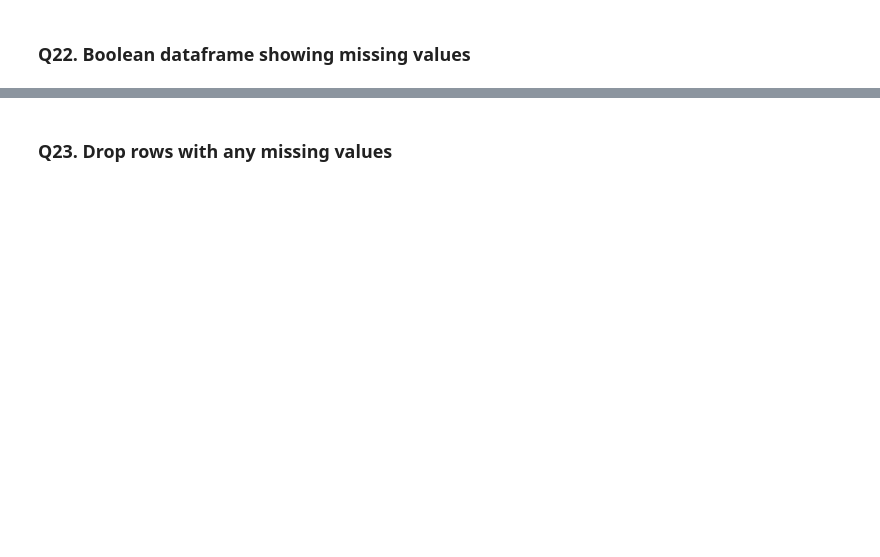
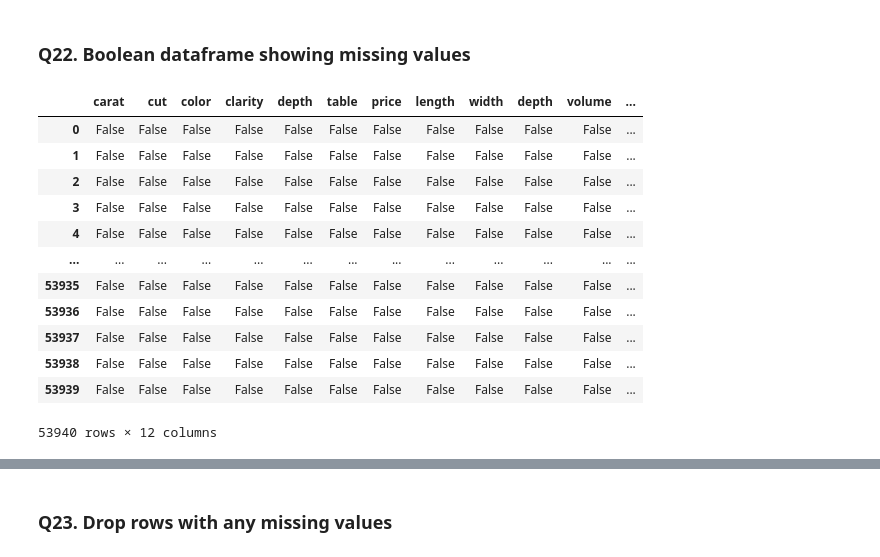
Before and after one commit to Shrikantlala24/Pandas, a Jupyter notebook: Diamonds_Pandas_Practice.ipynb, the cells around one changed output, grey strips where cells are left out. Cells and saved outputs as stored; diff of their text form; code cells hidden in the pictures; blank space fills up the shorter version.

```diff
--- a/Diamonds_Pandas_Practice.ipynb
+++ b/Diamonds_Pandas_Practice.ipynb
@@ -307,4 +426,18 @@ diamonds.head()
 # %% [markdown]
 ### Q22. Boolean dataframe showing missing values
 # %%
-# Q22 – Your code here
+diamonds.isna()
+# %% [output]
+|  | carat | cut | color | clarity | depth | table | price | length | width | depth | volume | ... |
+| 0 | False | False | False | False | False | False | False | False | False | False | False | ... |
+| 1 | False | False | False | False | False | False | False | False | False | False | False | ... |
+| 2 | False | False | False | False | False | False | False | False | False | False | False | ... |
+| 3 | False | False | False | False | False | False | False | False | False | False | False | ... |
+| 4 | False | False | False | False | False | False | False | False | False | False | False | ... |
+| ... | ... | ... | ... | ... | ... | ... | ... | ... | ... | ... | ... | ... |
+| 53935 | False | False | False | False | False | False | False | False | False | False | False | ... |
+| 53936 | False | False | False | False | False | False | False | False | False | False | False | ... |
+| 53937 | False | False | False | False | False | False | False | False | False | False | False | ... |
+| 53938 | False | False | False | False | False | False | False | False | False | False | False | ... |
+| 53939 | False | False | False | False | False | False | False | False | False | False | False | ... |
+53940 rows × 12 columns
```
Also changed, not shown: parts of 23 cells of this notebook, 1 other file.
